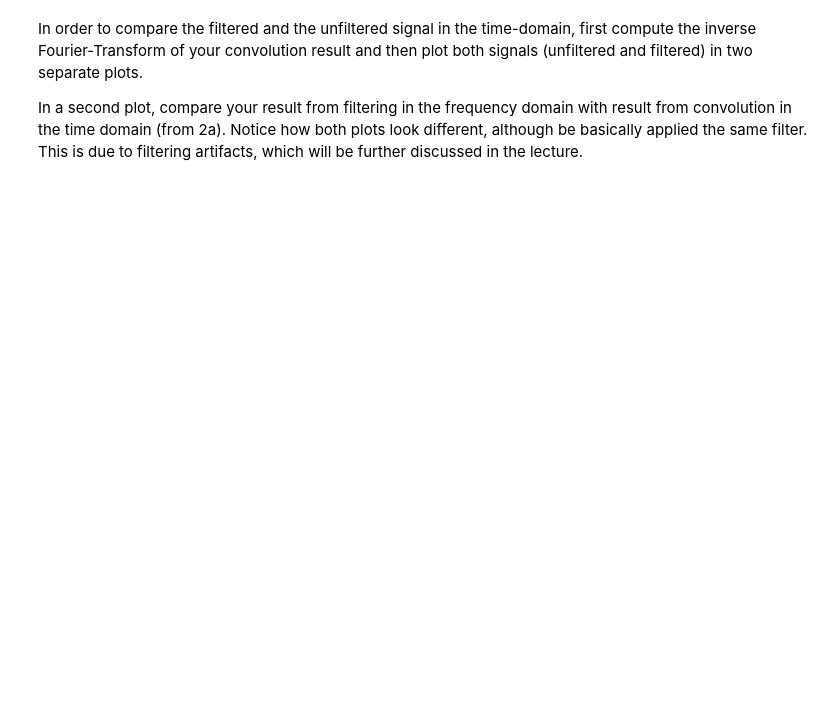
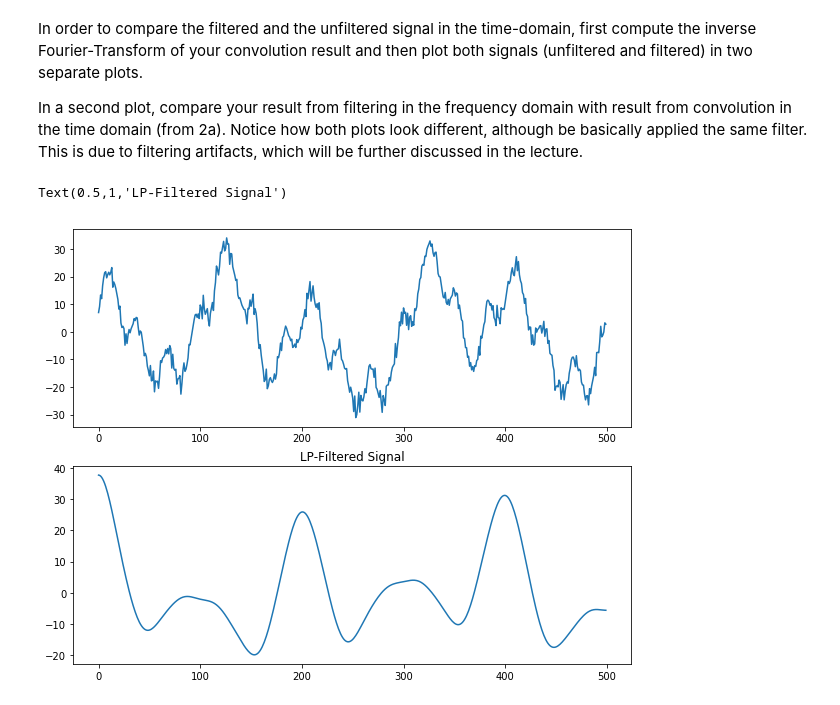
Before and after one commit to NBP-ACC/week-8-updated-acc_9, a Jupyter notebook: Sheet06.ipynb, the cells around one changed output. Cells and saved outputs as stored; diff of their text form; code cells hidden in the pictures; blank space fills up the shorter version.

```diff
--- a/Sheet06.ipynb
+++ b/Sheet06.ipynb
@@ -199,0 +246,10 @@ In a second plot, compare your result from filtering in the frequency domain wit
+# %%
+conv_fd_time = np.fft.ifft(conv_fd) #*n*srate)
+fig, (ax1, ax2) = plt.subplots(2, 1, figsize=(10,8))
+ax1.plot(signal_noisy[:500])
+ax2.set_title('Unfiltered Signal')
+ax2.plot(conv_fd_time[:500])
+ax2.set_title('LP-Filtered Signal')
+# %% [output]
+Text(0.5,1,'LP-Filtered Signal')
+[figure, added]
```
Also changed, not shown: parts of 11 cells of this notebook.
